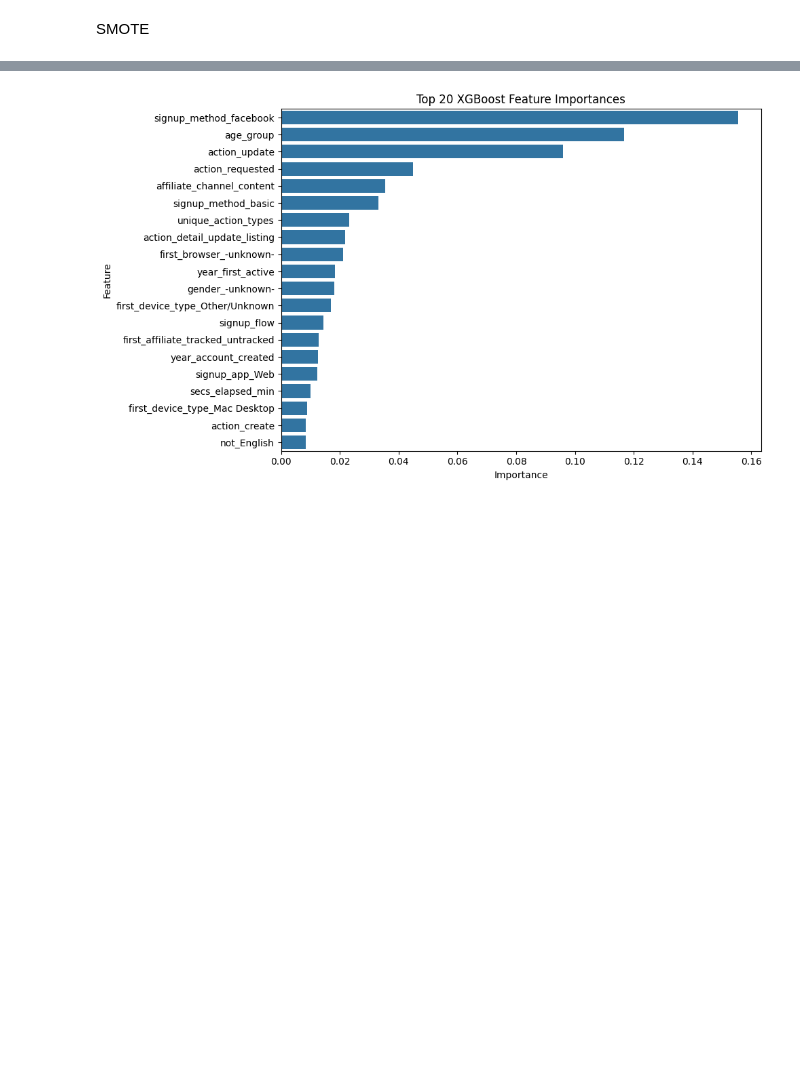
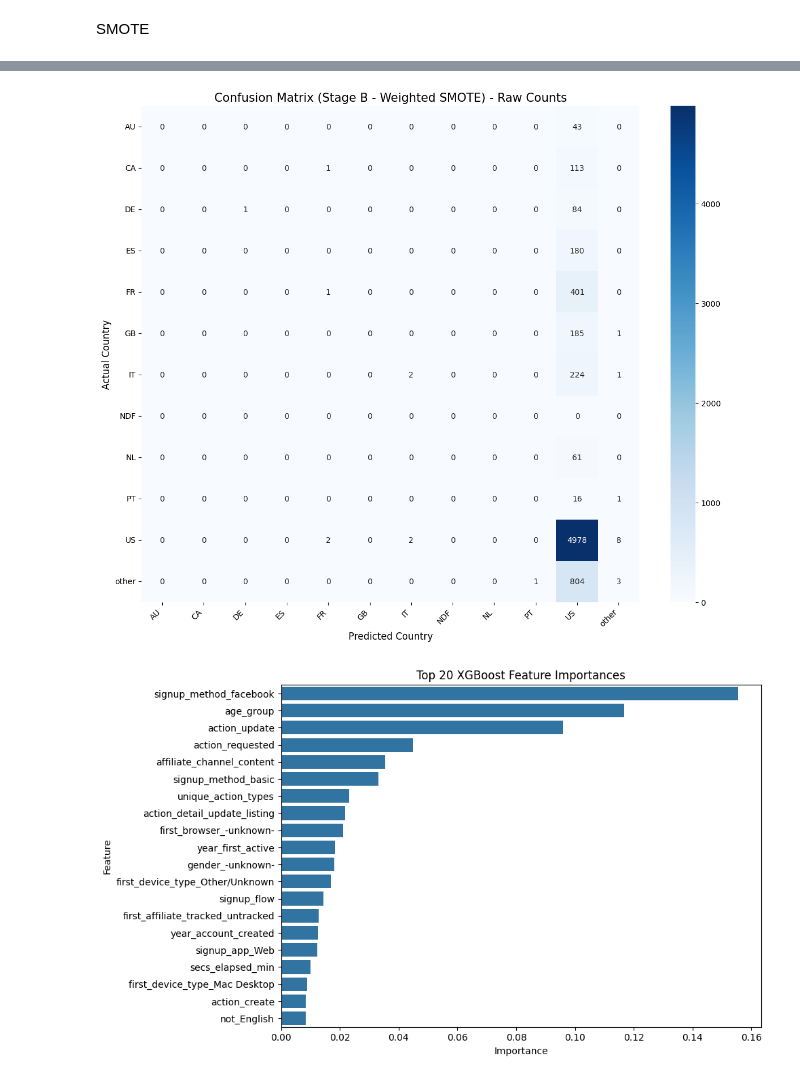
Before and after one commit to Rezacs/Airbnb, a Jupyter notebook: merged/FINAL.ipynb, the cells around one changed output, grey strips where cells are left out. Saved outputs shown, nothing was run; the diff lists cells and outputs as text; code cells hidden in the pictures; blank space fills up the shorter version.

```diff
--- a/merged/FINAL.ipynb
+++ b/merged/FINAL.ipynb
@@ -2538,0 +2402,70 @@ plt.show()
+# %%
+import matplotlib.pyplot as plt
+import seaborn as sns
+from sklearn.metrics import confusion_matrix, classification_report
+import numpy as np
+
+# --- PREPARATION ---
+# 1. Decode the Labels (Convert from numeric 0,1,2... to 'US', 'FR'...)
+y_true_labels = le.inverse_transform(y_valB)
+y_pred_labels = le.inverse_transform(preds_indices)
+
+# 2. Define the label order explicitly to ensure the matrix matches the legend
+labels_order = list(le.classes_)
+
+# --- PART 1: Classification Report ---
+print("Classification report (per-class):\n")
+print(classification_report(y_true_labels, y_pred_labels, digits=4))
+
+# --- PART 2: Non-Normalized Confusion Matrix ---
+cm = confusion_matrix(y_true_labels, y_pred_labels, labels=labels_order)
+
+plt.figure(figsize=(12, 10))
+# fmt='d' ensures integer formatting (raw counts) instead of floats/percentages
+sns.heatmap(cm, annot=True, fmt='d', cmap='Blues',
+            xticklabels=labels_order, yticklabels=labels_order)
+
+plt.title('Confusion Matrix (Stage B - Weighted SMOTE) - Raw Counts', fontsize=15)
+plt.ylabel('Actual Country', fontsize=12)
+plt.xlabel('Predicted Country', fontsize=12)
+plt.xticks(rotation=45, ha='right')
+plt.yticks(rotation=0)
+plt.tight_layout()
+plt.show()
+
+# --- PART 3: NDCG@5 Score ---
+def ndcg_at_k(y_true_int, proba, k=5):
+    """
+    Calculates Normalized Discounted Cumulative Gain at K.
+    y_true_int: standard numeric labels (e.g., y_valB)
+    proba: probability matrix (n_samples, n_classes)
+    """
+    # Safety check: Ensure k isn't larger than number of classes
+    k = min(k, proba.shape[1])
+
+    # Get indices of top k probabilities
+    topk_idx_unsorted = np.argpartition(-proba, kth=k-1, axis=1)[:, :k]
+    topk_scores = np.take_along_axis(proba, topk_idx_unsorted, axis=1)
+
+    # Sort the top k
+    order = np.argsort(topk_scores, axis=1)[:, ::-1]
+    topk_idx = np.take_along_axis(topk_idx_unsorted, order, axis=1)
+
+    # Calculate hits and discount
+    hits = (topk_idx == y_true_int[:, None]).astype(float)
+    discounts = 1.0 / np.log2(np.arange(2, k+2))
+
+    return float((hits * discounts).sum(axis=1).mean())
+
+# IMPORTANT: You need your probability matrix here (not just the indices/predictions)
+# Assuming you have a variable named 'probs_valB' containing the raw probabilities.
+# If your variable is named differently, replace 'probs_valB' below.
+try:
+    # Example: ndcg5 = ndcg_at_k(y_valB, probs_valB, k=5)
+    # If you don't have the variable ready, uncomment the line below and replace 'probs_valB'
+    # ndcg5 = ndcg_at_k(y_valB, probs_valB, k=5)
+    # print(f"\nNDCG@5 Score: {ndcg5:.4f}")
+    pass
+except NameError:
+    print("\n[NOTE] To calculate NDCG@5, you need to pass the probability matrix (e.g., probs_valB) to the ndcg_at_k function.")
+# %% [output]
@@ -2539,3 +2491,4 @@ plt.show()
+[figure, added]
 # %%
 # Cell F — Feature importances and optional SHAP explanation (may be slow for large data)
 import numpy as np
```
Also changed, not shown: parts of 14 cells of this notebook, 7 other files.
